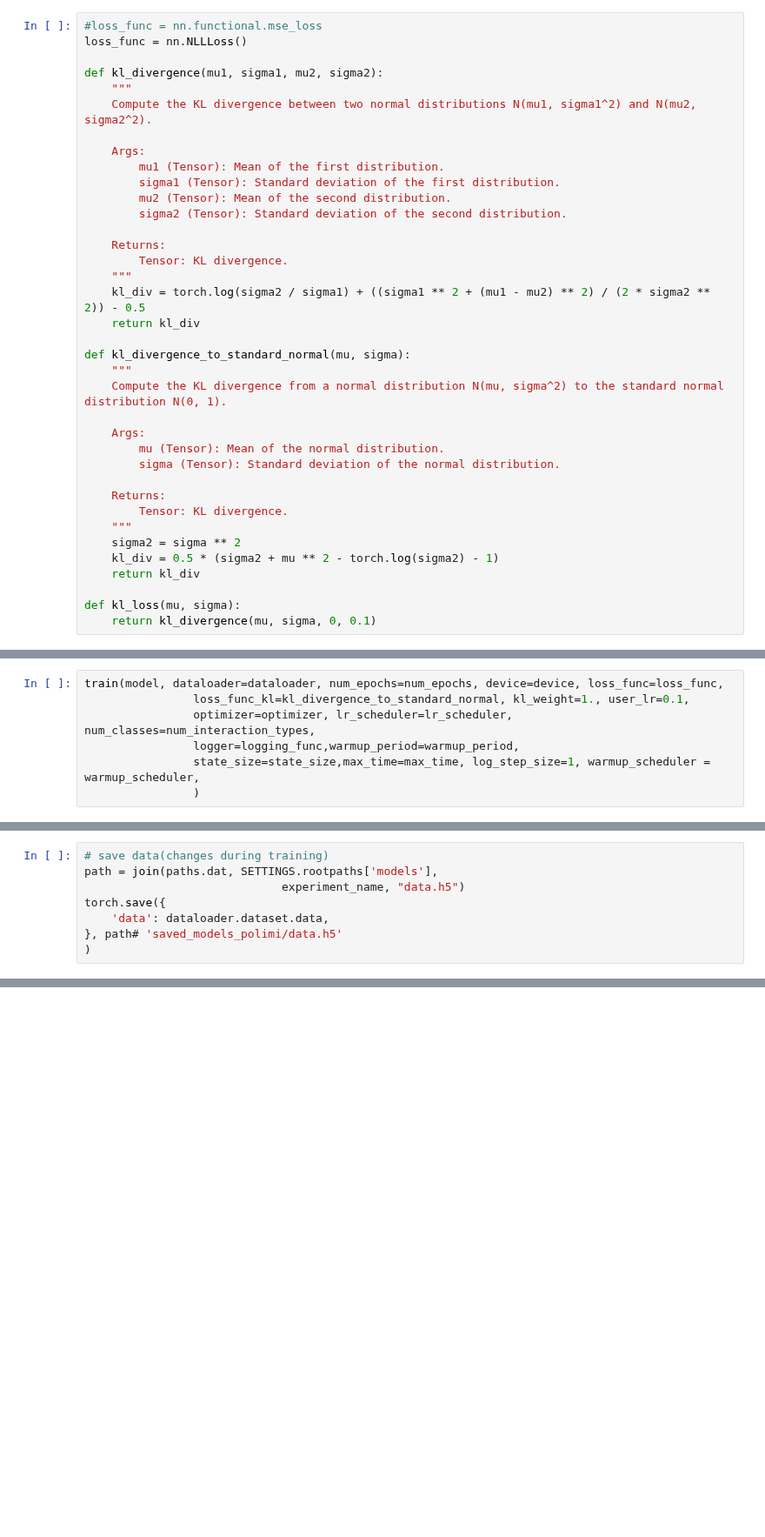
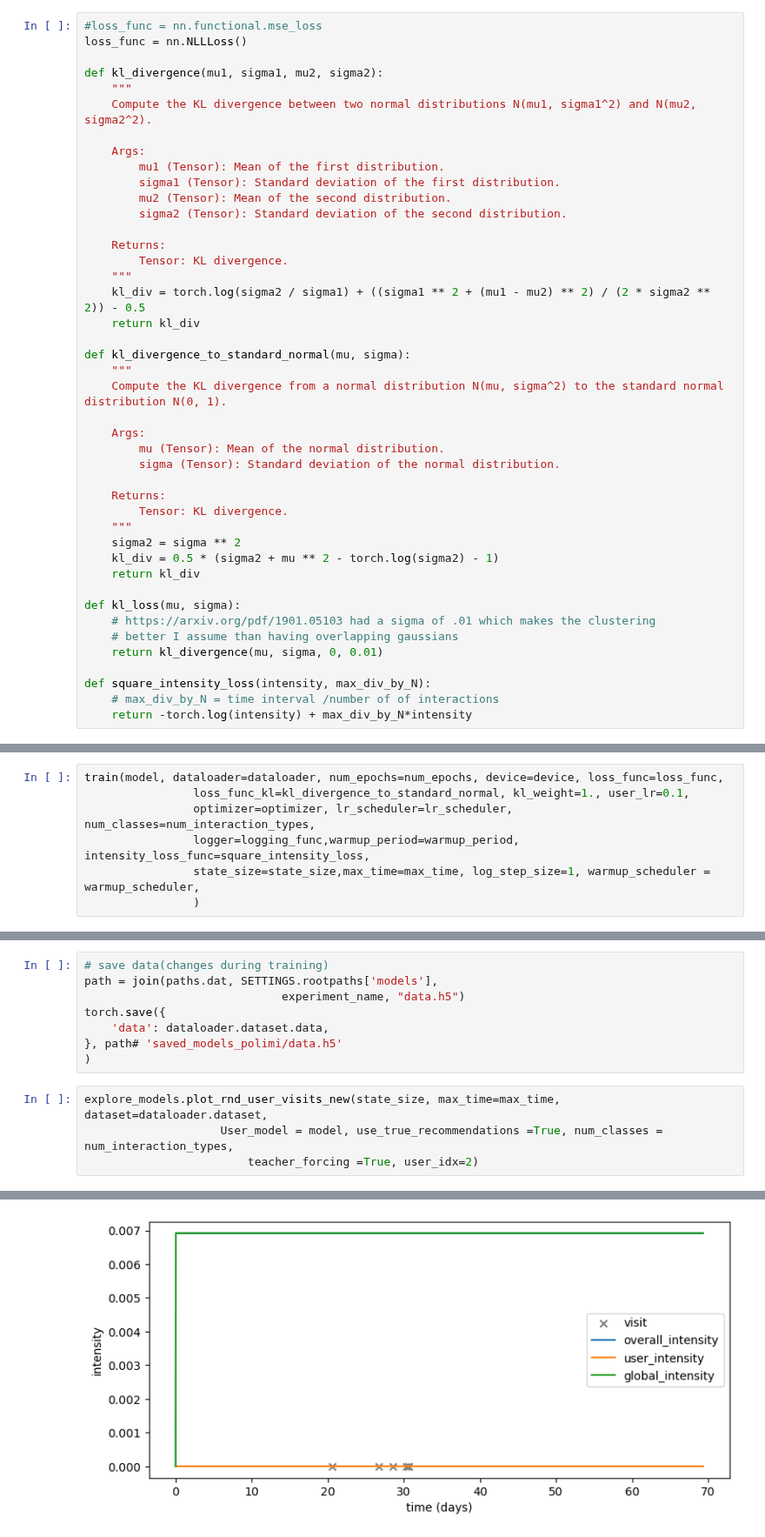
Before and after one commit to Thahit/Recommender_Sim, a Jupyter notebook: notebooks/explore_training.ipynb, the cells around one changed output, grey strips where cells are left out. Shown at 87% size. Drawn from its saved outputs; the diff is of its cells as text; blank space fills up the shorter version.

```diff
--- a/notebooks/explore_training.ipynb
+++ b/notebooks/explore_training.ipynb
@@ -198,7 +199,13 @@ def kl_divergence_to_standard_normal(mu, sigma):
     return kl_div
 
 def kl_loss(mu, sigma):
-    return kl_divergence(mu, sigma, 0, 0.1)
+    # https://arxiv.org/pdf/1901.05103 had a sigma of .01 which makes the clustering
+    # better I assume than having overlapping gaussians
+    return kl_divergence(mu, sigma, 0, 0.01)
+
+def square_intensity_loss(intensity, max_div_by_N):
+    # max_div_by_N = time interval /number of of interactions
+    return -torch.log(intensity) + max_div_by_N*intensity
 # %%
 def print_user_params(datadataloader, print_var = False, num_examples=5):
     i = 0
@@ -248,7 +255,7 @@ logvar:  [tensor([-0.0607], dtype=torch.float64), tensor([-0.0370], dtype=torch.
 train(model, dataloader=dataloader, num_epochs=num_epochs, device=device, loss_func=loss_func,
                 loss_func_kl=kl_divergence_to_standard_normal, kl_weight=1., user_lr=0.1,
                 optimizer=optimizer, lr_scheduler=lr_scheduler, num_classes=num_interaction_types,
-                logger=logging_func,warmup_period=warmup_period,
+                logger=logging_func,warmup_period=warmup_period, intensity_loss_func=square_intensity_loss,
                 state_size=state_size,max_time=max_time, log_step_size=1, warmup_scheduler = warmup_scheduler,
                 )
 # %% [output]
@@ -313,3 +301,8 @@ torch.save({
     'data': dataloader.dataset.data,
 }, path# 'saved_models_polimi/data.h5'
 )
+# %%
+explore_models.plot_rnd_user_visits_new(state_size, max_time=max_time, dataset=dataloader.dataset,
+                    User_model = model, use_true_recommendations =True, num_classes = num_interaction_types,
+                        teacher_forcing =True, user_idx=2)
+# %% [output]
@@ -315,0 +316 @@ torch.save({
+[figure, added]
```
Also changed, not shown: parts of 5 cells of this notebook.
